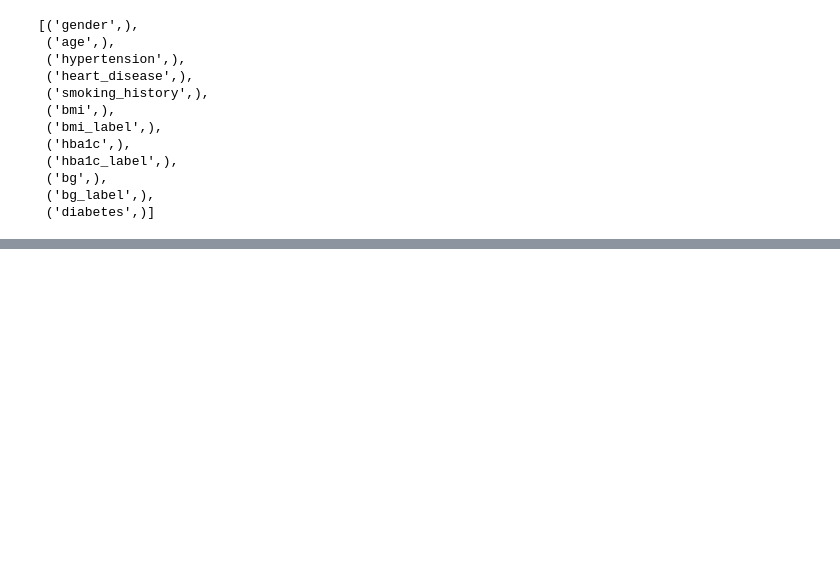
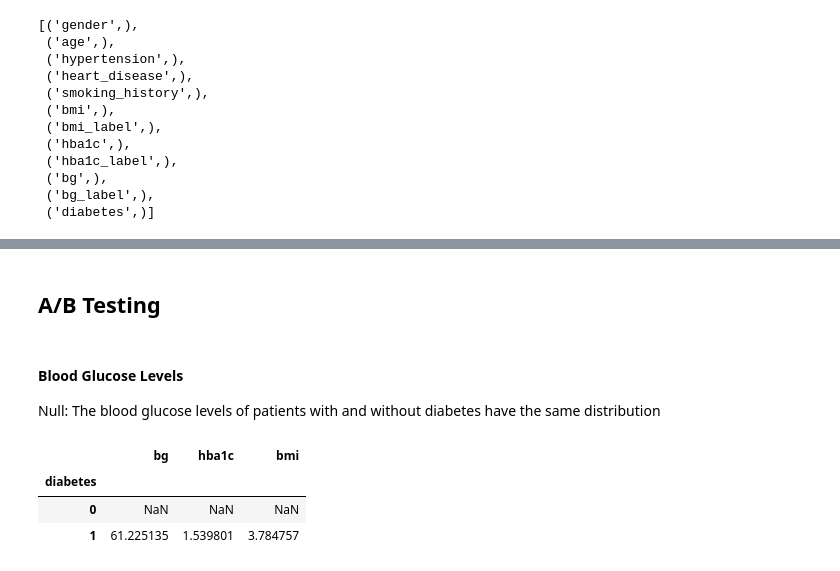
Before and after one commit to harshi-saha/cogs108-project, a Jupyter notebook: EDACheckpoint_group014.ipynb, the cells around one changed output, grey strips where cells are left out. Drawn from its saved outputs; the diff is of its cells as text; code cells hidden in the pictures; blank space fills up the shorter version.

```diff
--- a/EDACheckpoint_group014.ipynb
+++ b/EDACheckpoint_group014.ipynb
@@ -166,0 +234,19 @@ sns.regplot(x='age', y='bg', data=df)
+# %% [markdown]
+## A/B Testing
+# %% [markdown]
+#### Blood Glucose Levels
+
+Null: The blood glucose levels of patients with and without diabetes have the same distribution
+# %%
+#df_observed = df.groupby(by='diabetes')#['bg', 'hba1c', 'bmi'].mean()
+#df_observed
+df_observed = df.groupby('diabetes')['bg', 'hba1c', 'bmi'].mean()
+
+#difference in means
+diffs = abs(df_observed.diff(axis=0))
+diffs
+# %% [output]
+|  | bg | hba1c | bmi |
+| diabetes |  |  |  |
+| 0 | NaN | NaN | NaN |
+| 1 | 61.225135 | 1.539801 | 3.784757 |
```
Also changed, not shown: parts of 12 cells of this notebook.
